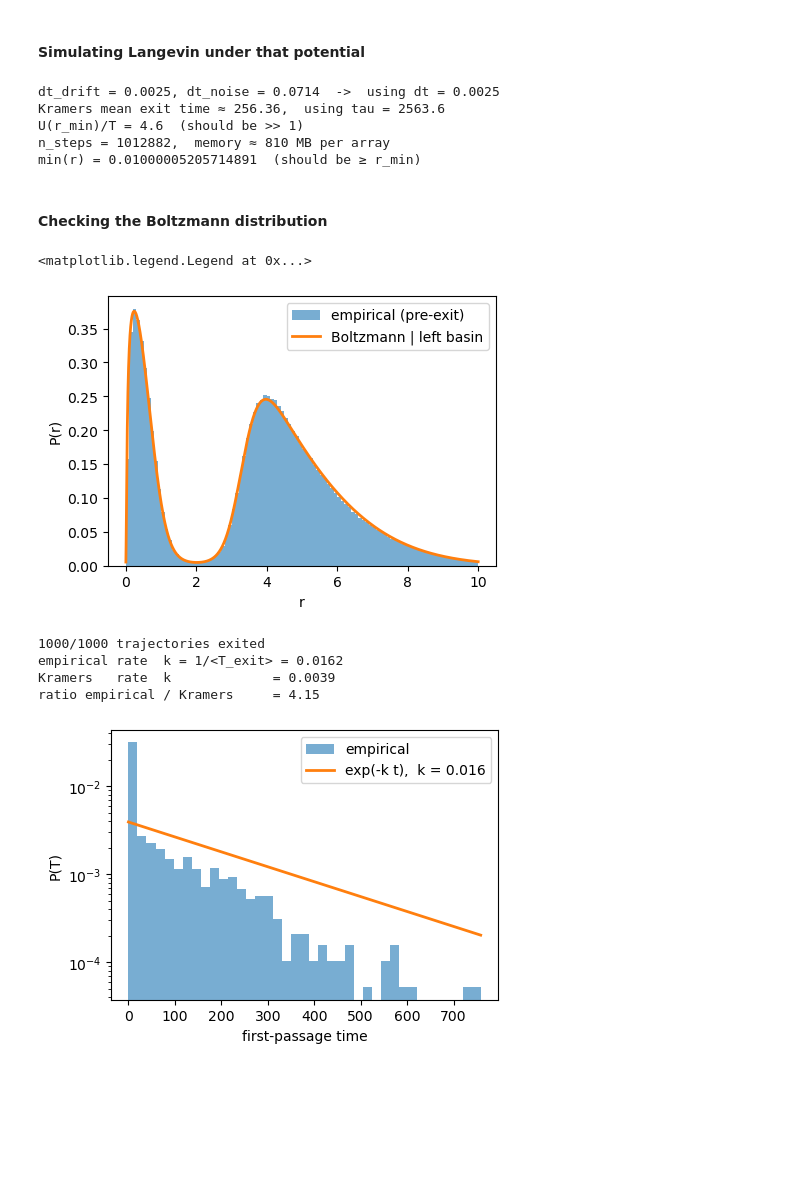
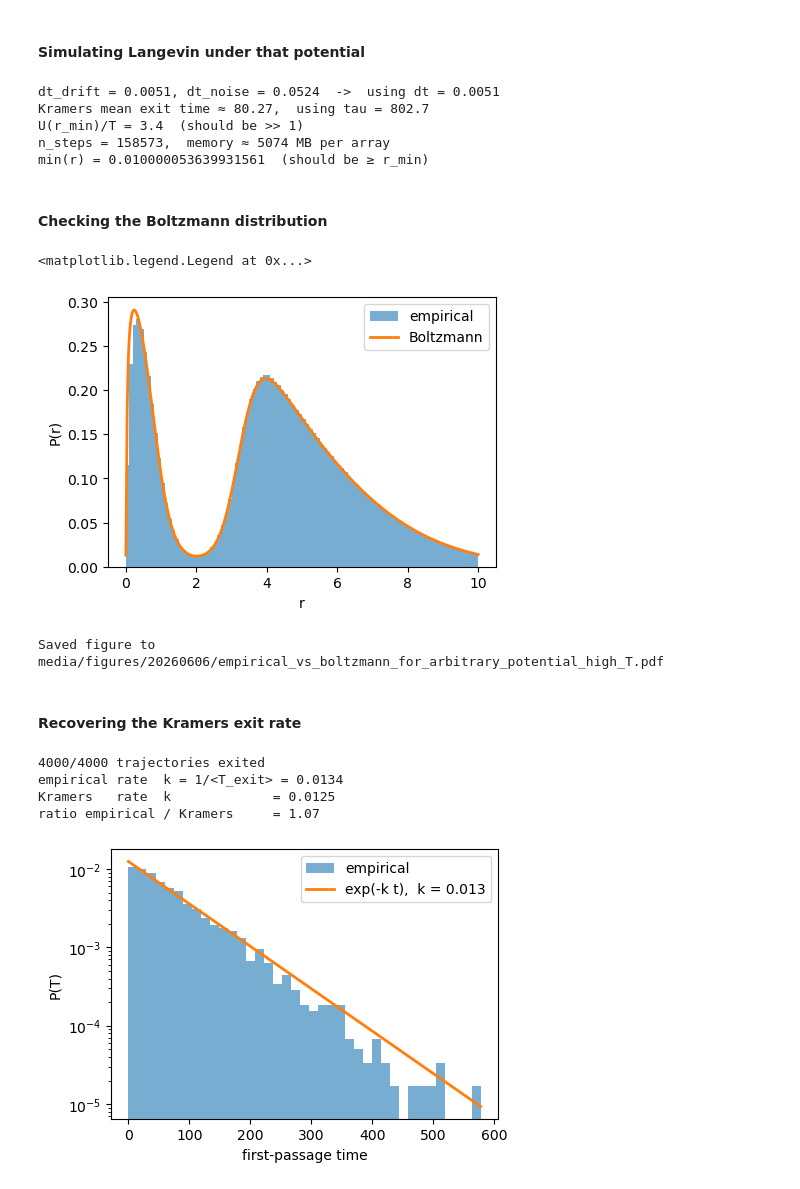
Before and after one commit to ta-rekt/Droplet, a Jupyter notebook: viz-rouse.ipynb, the cells around one changed output. Saved outputs shown, nothing was run; the diff lists cells and outputs as text; code cells hidden in the pictures; blank space fills up the shorter version.

Commit message:
we have theory-simulation agreement for kramers exit rate

```diff
--- a/viz-rouse.ipynb
+++ b/viz-rouse.ipynb
@@ -454,7 +454,7 @@ barrier    : r=2.018,  U=1.045,  ω_bar =1.406
 # 1) Temperature: ΔU/(kBT) in [3, 7] is the Arrhenius sweet spot --- escape
 #    is rare enough to be exponentially distributed, frequent enough to
 #    collect statistics in reasonable wall-clock time.
-T_bath = 0.22                    # -> ΔU/T ≈ 4.6 here
+T_bath = 0.3                    # -> ΔU/T ≈ 4.6 here
 gamma  = 1.0
 kB     = 1.0
 
@@ -463,7 +463,7 @@ kB     = 1.0
 #       √(2 kBT/γ * dt) << min feature size (noise step << well width)
 relax_well = gamma / d2U(x_well)              # γ / U''(well)
 relax_bar  = gamma / abs(d2U(x_bar))          # γ / |U''(barrier)|
-dt_drift   = 0.005 * min(relax_well, relax_bar)
+dt_drift   = 0.01 * min(relax_well, relax_bar)
 noise_step_target = 0.1 * (x_bar - x_well)    # << 1/10 of well-to-barrier distance
 dt_noise   = noise_step_target ** 2 / (2 * kB * T_bath / gamma)
 dt         = min(dt_drift, dt_noise)
@@ -480,7 +480,7 @@ r_min = 0.01
 print(f"U(r_min)/T = {U(r_min, *args)/T_bath:.1f}  (should be >> 1)")
 
 # 5) Number of trajectories — limited by RAM: shape (n, dim, N).
-N = 100
+N = 4000
 print(f"n_steps = {int(tau/dt)},  memory ≈ {int(tau/dt)*N*8/1e6:.0f} MB per array")
 
 sim = OverdampedHarmonicLangevin(
@@ -494,22 +494,18 @@ sim = OverdampedHarmonicLangevin(
 sim.generate()
 print("min(r) =", sim.r.min(), " (should be ≥ r_min)")
 # %% [output]
-dt_drift = 0.0025, dt_noise = 0.0714  ->  using dt = 0.0025
-Kramers mean exit time ≈ 256.36,  using tau = 2563.6
-U(r_min)/T = 4.6  (should be >> 1)
-n_steps = 1012882,  memory ≈ 810 MB per array
-min(r) = 0.01000005205714891  (should be ≥ r_min)
+dt_drift = 0.0051, dt_noise = 0.0524  ->  using dt = 0.0051
+Kramers mean exit time ≈ 80.27,  using tau = 802.7
+U(r_min)/T = 3.4  (should be >> 1)
+n_steps = 158573,  memory ≈ 5074 MB per array
+min(r) = 0.010000053639931561  (should be ≥ r_min)
 # %% [markdown]
 #### Checking the Boltzmann distribution
 # %%
-# --- Boltzmann sampling check (single basin) -----------------------------
-# For each trajectory, take samples only up to the first time it crosses the
-# barrier. Those samples are drawn from the left-basin Boltzmann distribution.
+# --- Boltzmann sampling check -----------------------------
 burn = int(0.2 * sim.n)
 r_traj = sim.r[burn:, 0, :]                          # shape (n, N)
-crossed = r_traj > x_bar
-first_exit = np.where(crossed.any(0), crossed.argmax(0), sim.n)
-mask = np.arange(sim.n)[burn:, None] < first_exit[None, :]
+
 # samples = r_traj[mask]
 samples = r_traj[::100].flatten()
 
@@ -519,44 +515,59 @@ left_mask = xs < x_bar
 # P_left = np.exp(-(U_vals - U_well) / T_bath)  * left_mask
 # P_left /= np.trapz(P_left, xs)
 
+# Boltzmann on the whole support
 P_full = np.exp(-(U_vals - U_well) / T_bath)
 P_full /= np.trapz(P_full, xs)
 
 fig, ax = plt.subplots(1, 1, figsize=(5, 3.5))
 ax.hist(samples, bins=100, density=True, range=(r_min, 10), alpha=0.6,
-        label="empirical (pre-exit)")
-ax.plot(xs, P_full, lw=2, label="Boltzmann | left basin")
+        label="empirical")
+ax.plot(xs, P_full, lw=2, label="Boltzmann")
 ax.set_xlabel("r"); ax.set_ylabel("P(r)"); ax.legend()
 # %% [output]
 <matplotlib.legend.Legend at 0x...>
-[figure, old version]
+[figure, new version]
+# %%
+out_dir = "media/figures/20260606"
+os.makedirs(out_dir, exist_ok=True)
+out_path = os.path.join(out_dir, "empirical_vs_boltzmann_for_arbitrary_potential_high_T.pdf")
+fig.savefig(out_path, format="pdf", bbox_inches="tight")
+print("Saved figure to", out_path)
+# %% [output]
+Saved figure to media/figures/20260606/empirical_vs_boltzmann_for_arbitrary_potential_high_T.pdf
+# %% [markdown]
+#### Recovering the Kramers exit rate
+# %%
+r_traj = sim.r[:, 0, :]
+crossed = r_traj > 3
+first_exit = np.where(crossed.any(0), crossed.argmax(0), sim.n)
+mask = np.arange(sim.n)[burn:, None] < first_exit[None, :]
 # %%
 # --- Exit-time distribution and Arrhenius rate ---------------------------
 # First-passage time to cross the barrier crest for each trajectory.
 exited = (sim.r[:, 0, :] > x_bar).any(0)
 fpt = first_exit[exited] * sim.dt
 print(f"{exited.sum()}/{sim.N} trajectories exited")
 
 D = (kB * T_bath) / gamma
 mean_fpt = fpt.mean()
 k_emp    = 1.0 / mean_fpt
-# k_kramers = (2 * np.pi) * gamma * np.exp(-dU / D) / (omega_well * omega_bar)
-k_kramers = 1 / tau_K
+k_kramers = 1.0 / tau_K
 print(f"empirical rate  k = 1/<T_exit> = {k_emp:.4f}")
 print(f"Kramers   rate  k             = {k_kramers:.4f}")
 print(f"ratio empirical / Kramers     = {k_emp / k_kramers:.2f}")
 
 fig, ax = plt.subplots(1, 1, figsize=(5, 3.5))
 bins = np.linspace(0, fpt.max(), 40)
 ax.hist(fpt, bins=bins, density=True, alpha=0.6, label="empirical")
 t_grid = np.linspace(0, fpt.max(), 200)
 ax.plot(t_grid, k_kramers * np.exp(-k_kramers * t_grid), lw=2,
         label=f"exp(-k t),  k = {k_emp:.3f}")
 ax.set_xlabel("first-passage time"); ax.set_ylabel("P(T)"); ax.legend()
 ax.set_yscale("log")
 # %% [output]
-1000/1000 trajectories exited
-empirical rate  k = 1/<T_exit> = 0.0162
-Kramers   rate  k             = 0.0039
-ratio empirical / Kramers     = 4.15
+4000/4000 trajectories exited
+empirical rate  k = 1/<T_exit> = 0.0134
+Kramers   rate  k             = 0.0125
+ratio empirical / Kramers     = 1.07
-[figure, old version]
+[figure, new version]
```
Also changed, not shown: 3 other files.
